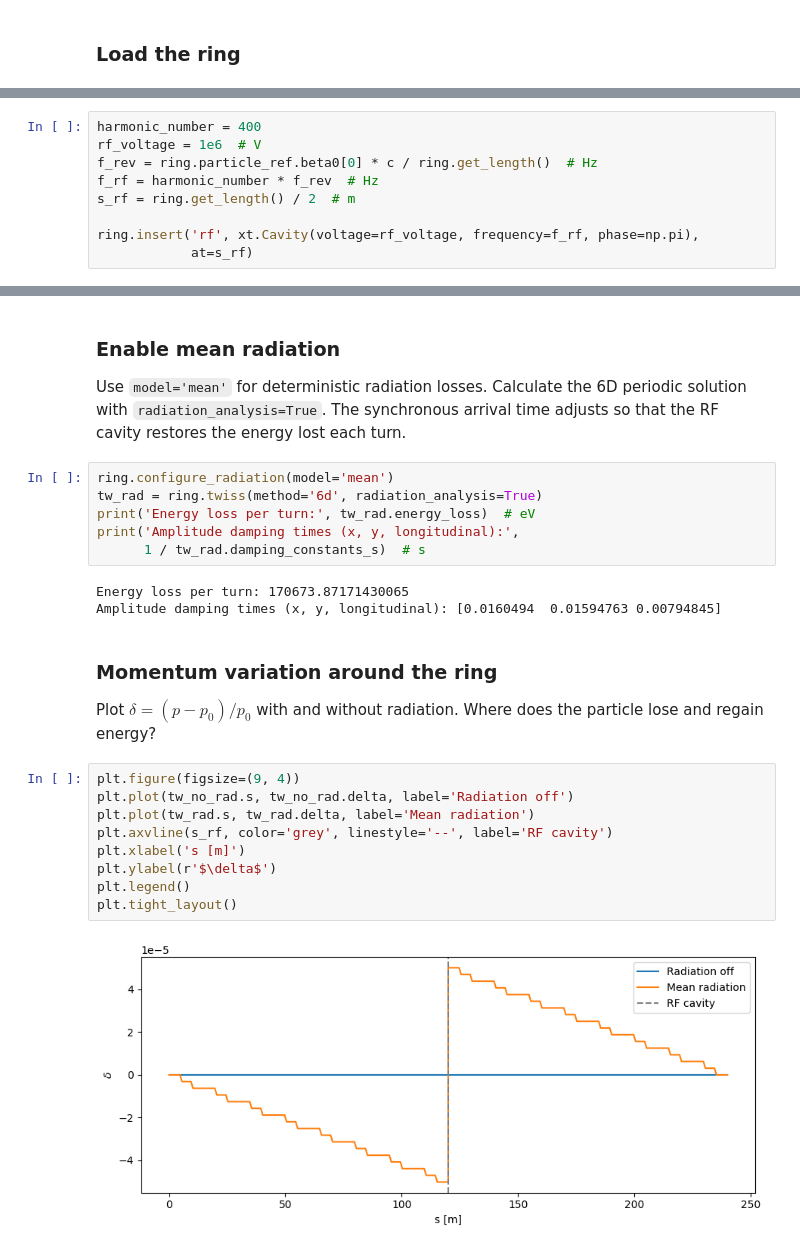
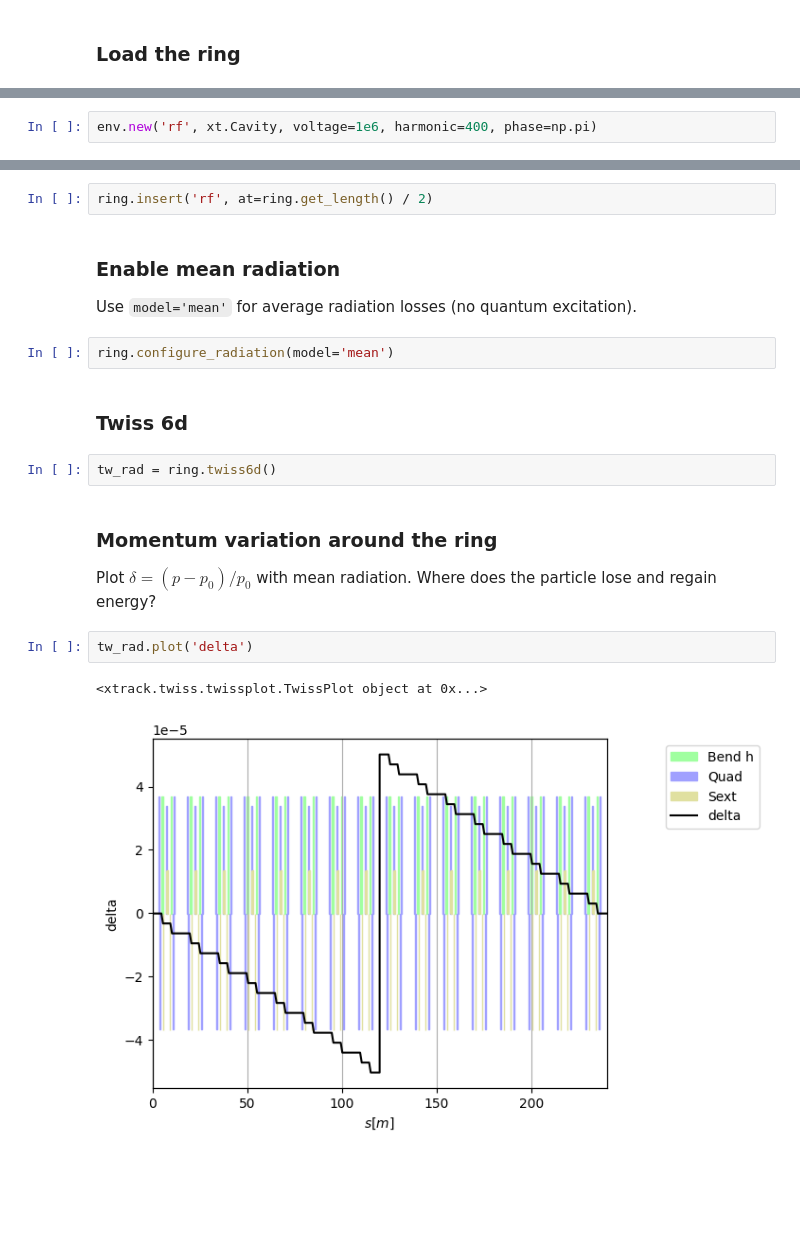
Before and after one commit to xsuite/tutorial_cas_ee_coll_and_ls, a Jupyter notebook: 01_synchrotron_design_and_comparison/solution_05_optional_rf_and_quantum_radiation.ipynb, the cells around one changed output, grey strips where cells are left out. Saved outputs shown, nothing was run; the diff lists cells and outputs as text; blank space fills up the shorter version.

Commit message:
Simplify and align RF and quantum radiation notebooks

```diff
--- a/01_synchrotron_design_and_comparison/solution_05_optional_rf_and_quantum_radiation.ipynb
+++ b/01_synchrotron_design_and_comparison/solution_05_optional_rf_and_quantum_radiation.ipynb
@@ -24,9 +24,2 @@ Use a voltage of 1 MV and harmonic number $h=400$, with $f_{\mathrm{RF}}=h\beta_
 # %%
-harmonic_number = 400
-rf_voltage = 1e6  # V
-f_rev = ring.particle_ref.beta0[0] * c / ring.get_length()  # Hz
-f_rf = harmonic_number * f_rev  # Hz
-s_rf = ring.get_length() / 2  # m
-
-ring.insert('rf', xt.Cavity(voltage=rf_voltage, frequency=f_rf, phase=np.pi),
-            at=s_rf)
+env.new('rf', xt.Cavity, voltage=1e6, harmonic=400, phase=np.pi)
@@ -40,31 +28,24 @@ Synchrotron tune: 0.005217014105173667
+# %%
+ring.insert('rf', at=ring.get_length() / 2)
 # %% [markdown]
 ### Enable mean radiation
 
-Use `model='mean'` for deterministic radiation losses. Calculate the 6D periodic solution with `radiation_analysis=True`. The synchronous arrival time adjusts so that the RF cavity restores the energy lost each turn.
+Use `model='mean'` for average radiation losses (no quantum excitation).
+# %%
+ring.configure_radiation(model='mean')
+# %% [markdown]
+### Twiss 6d
 # %%
-ring.configure_radiation(model='mean')
-tw_rad = ring.twiss(method='6d', radiation_analysis=True)
-print('Energy loss per turn:', tw_rad.energy_loss)  # eV
-print('Amplitude damping times (x, y, longitudinal):',
-      1 / tw_rad.damping_constants_s)  # s
+tw_rad = ring.twiss6d()
-# %% [output]
-Energy loss per turn: 170673.87171430065
-Amplitude damping times (x, y, longitudinal): [0.0160494  0.01594763 0.00794845]
 # %% [markdown]
 ### Momentum variation around the ring
 
-Plot $\delta=(p-p_0)/p_0$ with and without radiation. Where does the particle lose and regain energy?
+Plot $\delta=(p-p_0)/p_0$ with mean radiation. Where does the particle lose and regain energy?
 # %%
-plt.figure(figsize=(9, 4))
-plt.plot(tw_no_rad.s, tw_no_rad.delta, label='Radiation off')
-plt.plot(tw_rad.s, tw_rad.delta, label='Mean radiation')
-plt.axvline(s_rf, color='grey', linestyle='--', label='RF cavity')
-plt.xlabel('s [m]')
-plt.ylabel(r'$\delta$')
-plt.legend()
-plt.tight_layout()
+tw_rad.plot('delta')
 # %% [output]
+<xtrack.twiss.twissplot.TwissPlot object at 0x...>
-[figure, old version]
+[figure, new version]
 # %% [markdown]
 ### Track with mean radiation
 
```
Also changed, not shown: parts of 19 cells of this notebook, 1 other file.
